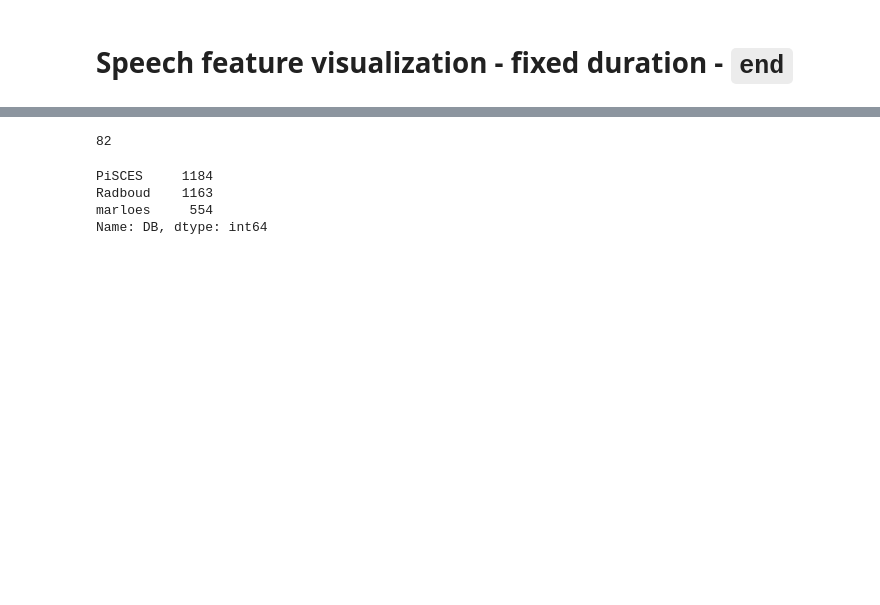
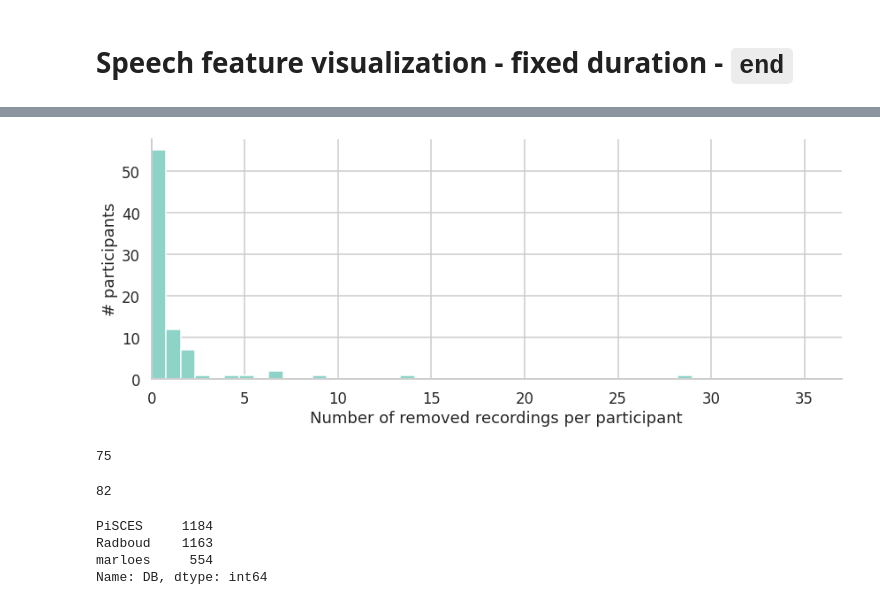
Before and after one commit to predict-idlab/gssp_analysis, a Jupyter notebook: notebooks/0.5.0_OpenSMILE_visualizations.ipynb, the cells around one changed output, grey strips where cells are left out. Saved outputs shown, nothing was run; the diff lists cells and outputs as text; code cells hidden in the pictures; blank space fills up the shorter version.

Commit message:
:handshake: add image analysis

```diff
--- a/notebooks/0.5.0_OpenSMILE_visualizations.ipynb
+++ b/notebooks/0.5.0_OpenSMILE_visualizations.ipynb
@@ -49,11 +49,10 @@ print("df_session", df_session.shape)
 
 # and merge the data
 df_session_feat = df_feat_tot.merge(
-    df_session, on=["ID", "DB", "pic_name", "time_str"], how="left"
+    df_session.drop(columns='time_str'), on=["ID", "DB", "pic_name"], how="left"
 )
 
-del feat_path, df_session, df_feat_tot
-
+# del feat_path, df_session, df_feat_tot
 print("silent recordings")
 display(
     df_session_feat[_silent_recording_mask(df_session_feat)][
@@ -113,6 +112,30 @@ df_session_feat masked (2901, 90)
 | 0 | /media/SPS/interim/speech_webapp/... | 0 days 00:00:07.619937 | 0 days 00:00:22.619937 | 33.850227 | 0.105944 | 33.023087 | ... |
 | 1 | /media/SPS/interim/speech_webapp/... | 0 days 00:00:27.119875 | 0 days 00:00:42.119875 | 34.144611 | 0.121281 | 33.325859 | ... |
 | 2 | /media/SPS/interim/speech_webapp/... | 0 days 00:00:45.249875 | 0 days 00:01:00.249875 | 32.017315 | 0.128480 | 32.623184 | ... |
+# %%
+df_session_raw = pd.read_parquet(loc_data_dir / "df_session_tot_cleaned.parquet")
+nbr_removed_recs = (
+    df_session_raw.groupby("ID").size() - df_session_feat.groupby(by="ID").size()
+).dropna()
+fig = nbr_removed_recs.hist(
+    figsize=(14, 5),
+    bins=37,
+    color=(0.5529411764705883, 0.8274509803921568, 0.7803921568627451),
+)
+# hider upper and right spine
+fig.spines["right"].set_visible(False)
+fig.spines["top"].set_visible(False)
+fig.set_xlim(0, 37)
+fig.set_xlabel("Number of removed recordings per participant")
+fig.set_ylabel("# participants")
+plt.show()
+del df_session_raw, fig
+# %% [output]
+[figure, added]
+# %%
+(nbr_removed_recs <= 3).sum()
+# %% [output]
+75
 # %%
 df_session_feat['ID'].nunique()
 # %% [output]
```
Also changed, not shown: parts of 6 cells of this notebook.
